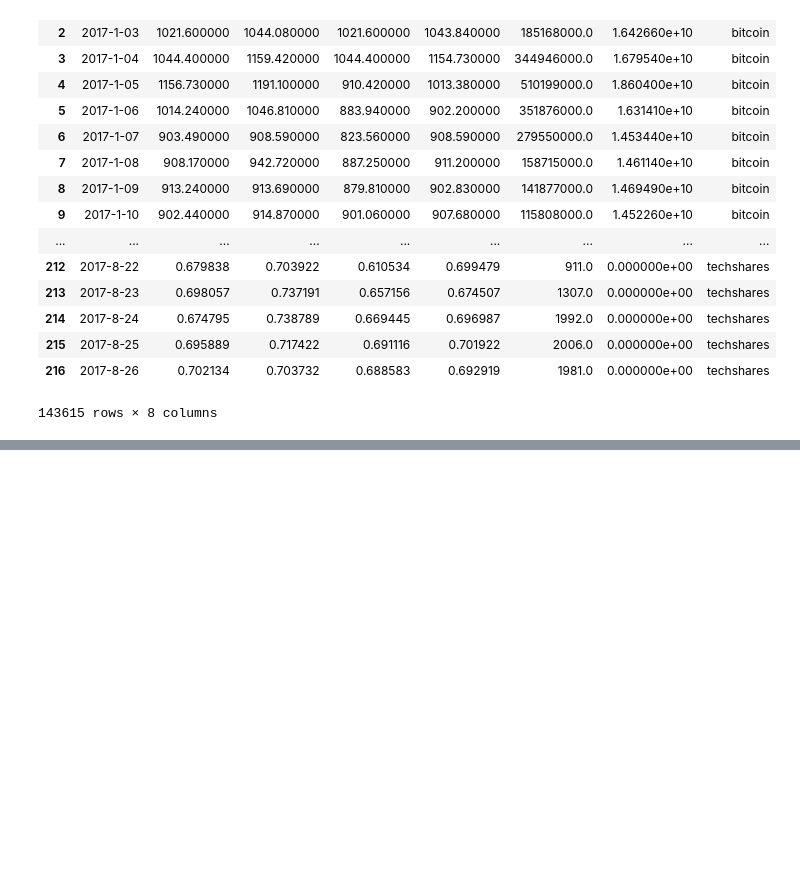
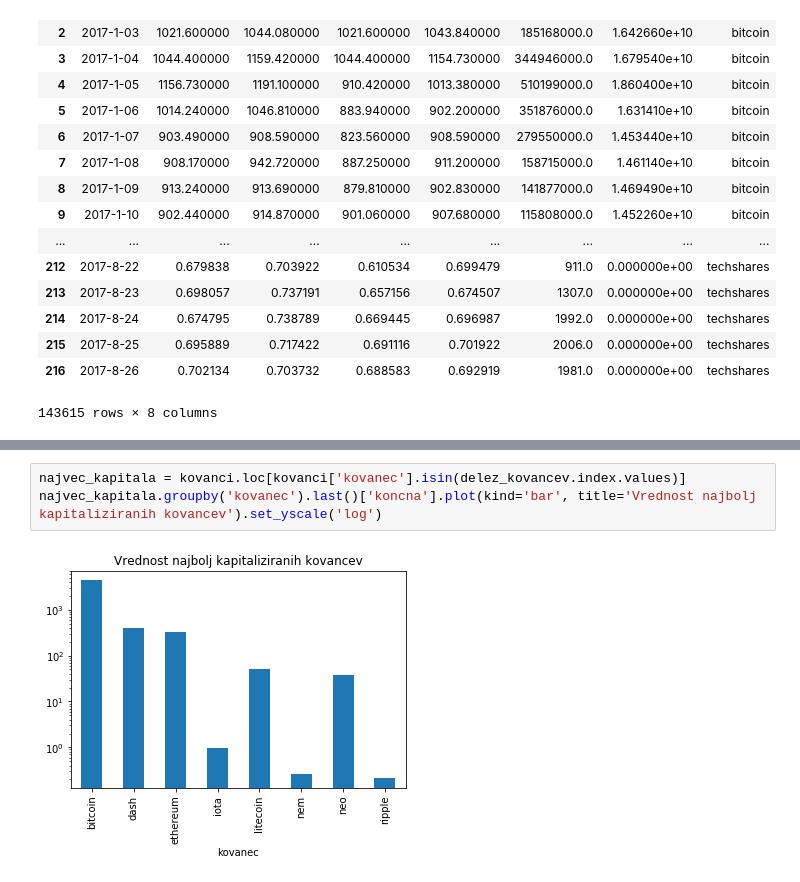
Before and after one commit to marusalekse/projekt-p1-kriptovalute, a Jupyter notebook: Analiza Kriptovalut.ipynb, the cells around one changed output, grey strips where cells are left out. Cells and saved outputs as stored; diff of their text form; blank space fills up the shorter version.

```diff
--- a/Analiza Kriptovalut.ipynb
+++ b/Analiza Kriptovalut.ipynb
@@ -68,0 +109,5 @@ for ime, k in kovanci[kovanci['kovanec'].isin(najvrednejsi_kovanci.index)].group
+# %%
+najvec_kapitala = kovanci.loc[kovanci['kovanec'].isin(delez_kovancev.index.values)]
+najvec_kapitala.groupby('kovanec').last()['koncna'].plot(kind='bar', title='Vrednost najbolj kapitaliziranih kovancev').set_yscale('log')
+# %% [output]
+[figure, added]
```
Also changed, not shown: parts of 9 cells of this notebook, 33 other files.
